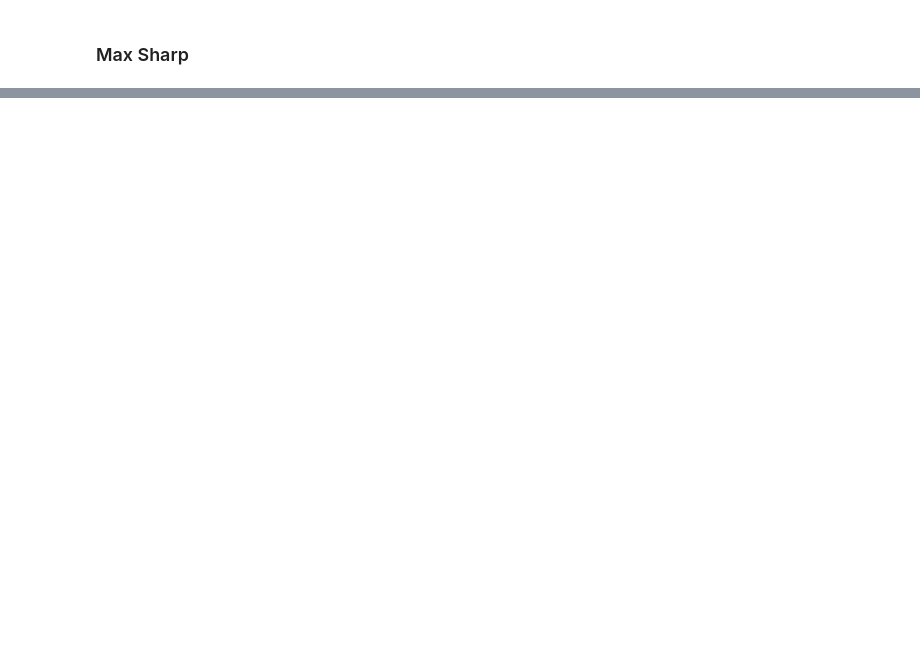
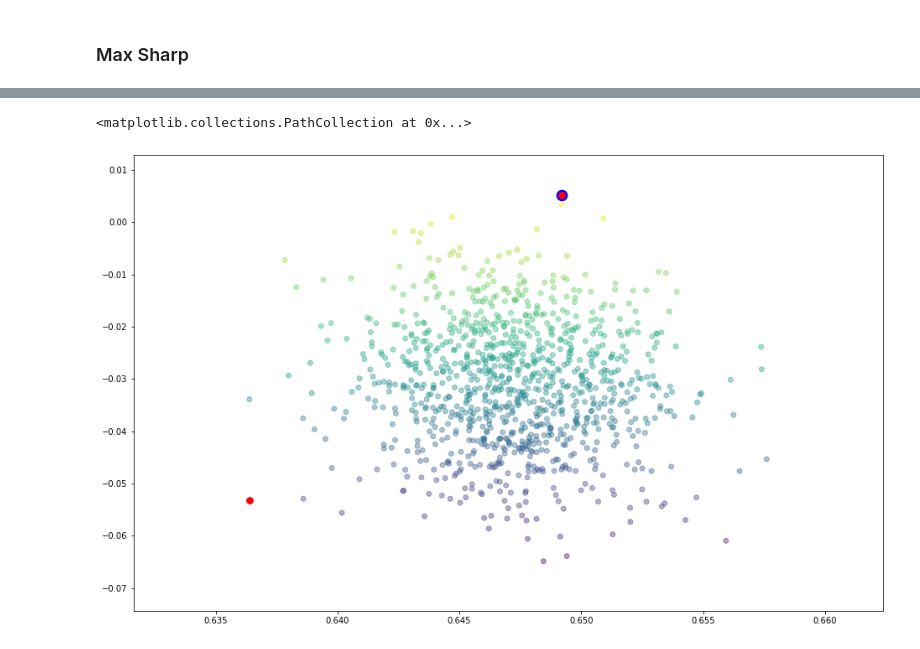
Before and after one commit to Berkat0789/Portfolio, a Jupyter notebook: Finance/Russell 2000 daily Analysis - Dips and Spikes/Russell 2000 2020 analysis -> fetching Dips, Spikes, Penny Stocks.ipynb, the cells around one changed output, grey strips where cells are left out. Cells and saved outputs as stored; diff of their text form; code cells hidden in the pictures; blank space fills up the shorter version.

Commit message:
portfolio update russell 2000

```diff
--- a/Finance/Russell 2000 daily Analysis - Dips and Spikes/Russell 2000 2020 analysis -> fetching Dips, Spikes, Penny Stocks.ipynb
+++ b/Finance/Russell 2000 daily Analysis - Dips and Spikes/Russell 2000 2020 analysis -> fetching Dips, Spikes, Penny Stocks.ipynb
@@ -237,5 +277,5 @@ nan
 # %%
-n_portfolios = 2
+n_portfolios = 1000
 all_weights = np.zeros((n_portfolios, len(passed)))
 all_returns = np.zeros(n_portfolios)
 all_vol = np.zeros(n_portfolios)
@@ -283,5 +339,5 @@ len(passed)
 # %%
-max_sharp = all_sharps.argmax()
+max_sharp = all_sharp.argmax()
 # %%
 max_sharp
 # %% [output]
@@ -305,0 +361,9 @@ plt.scatter(all_vol, all_returns)
+# %%
+plt.figure(figsize=(16,10))
+plt.scatter(all_vol, all_returns, c = all_sharp, alpha=0.4)
+plt.scatter(all_vol[max_return], all_sharp[max_return], c= "b", s = 160)
+plt.scatter(all_vol[max_sharp], all_sharp[max_sharp], c= "r", s = 60)
+plt.scatter(all_vol[lowest_vol], all_sharp[lowest_vol], c= "r", s = 60)
+# %% [output]
+<matplotlib.collections.PathCollection at 0x...>
+[figure, added]
```
Also changed, not shown: parts of 48 cells of this notebook, 17 other files.
